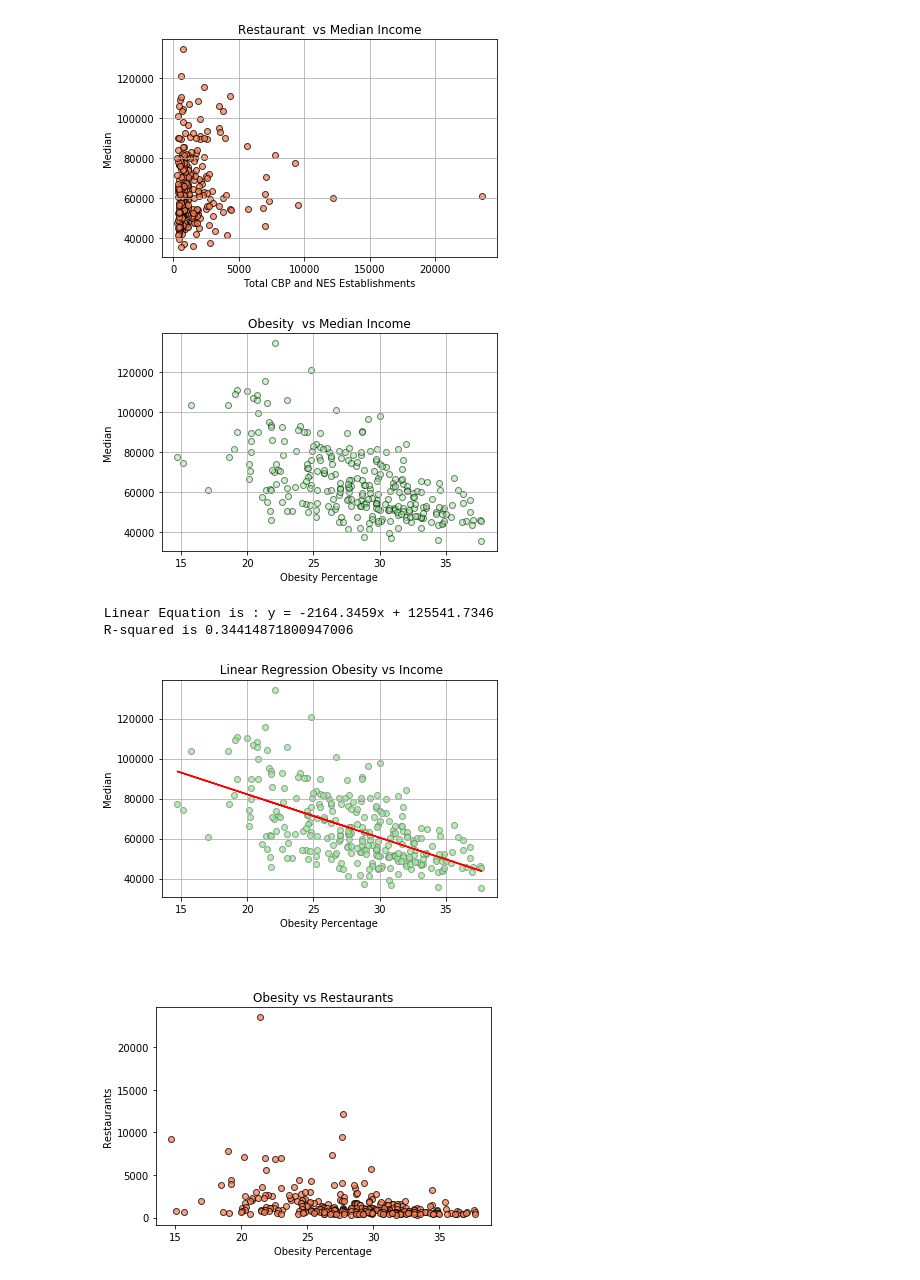
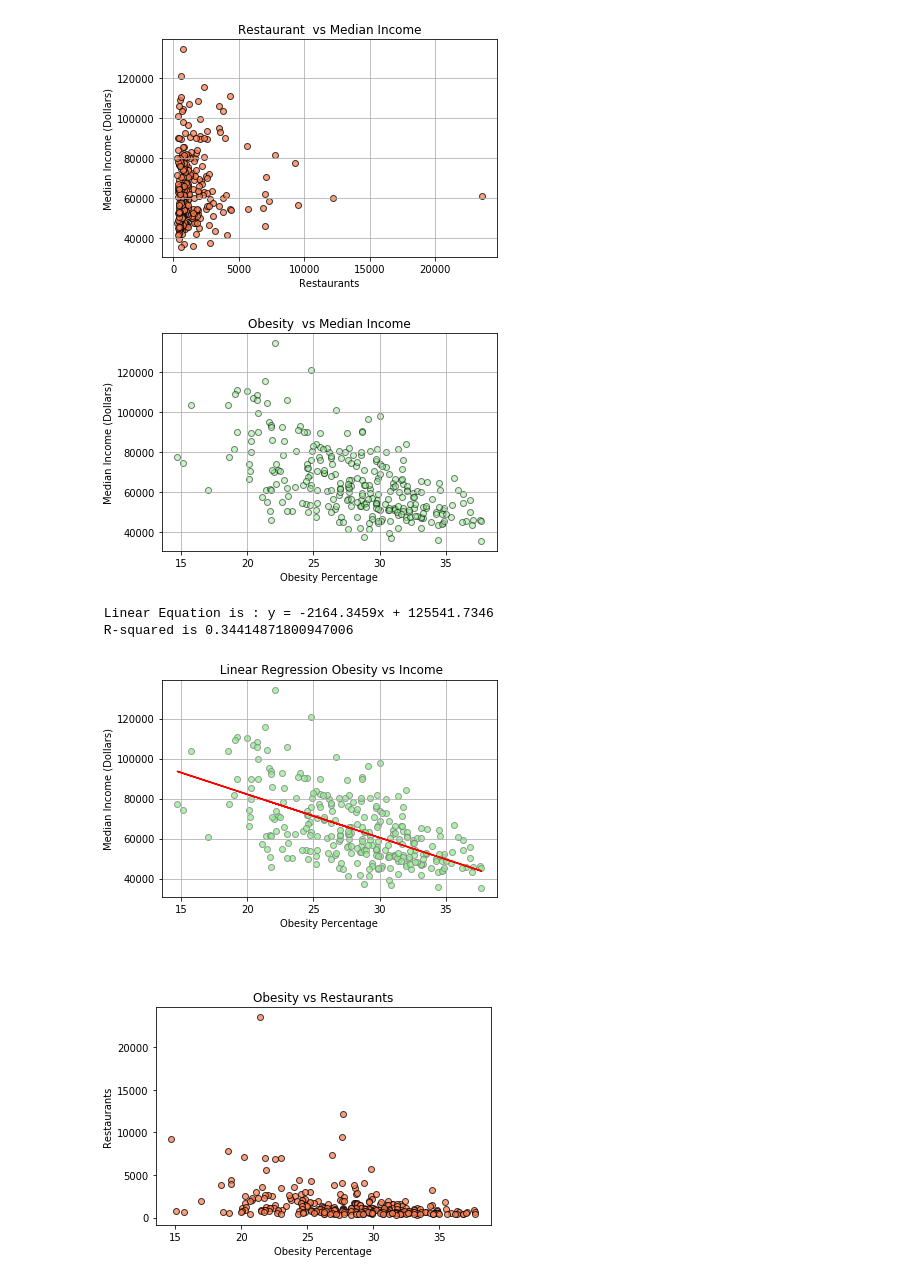
Before and after one commit to liliana-ilut/The-Mockingbirds, a Jupyter notebook: Clean Data/BarsAndGraphs.ipynb, the cells around one changed output. Drawn from its saved outputs; the diff is of its cells as text; code cells hidden in the pictures.

```diff
--- a/Clean Data/BarsAndGraphs.ipynb
+++ b/Clean Data/BarsAndGraphs.ipynb
@@ -24,22 +24,22 @@ combined_df.head()
 # %%
 #1st question
 
 # the x and y values (x=restaurant, y= income)
 rest = combined_df ["Total CBP and NES Establishments"]
 inc = combined_df["Median"]
 
 #create the scatter plt, modify colors, grid and create labels for axis and title
 plt.scatter(rest, inc,color="coral", edgecolors="black", alpha=0.75)
-plt.xlabel("Total CBP and NES Establishments")
-plt.ylabel("Median")
+plt.xlabel("Restaurants")
+plt.ylabel("Median Income (Dollars)")
 plt.title("Restaurant  vs Median Income")
 plt.grid()
 
 #save figure as .png file in Figures folder and show the figure on the script
 plt.savefig("Figures/Restaurant_vs_Income.png")
 plt.show()
 # %% [output]
-[figure, old version]
+[figure, new version]
 # %%
 #2nd question
 # the x and y values (x=population, y= obesity)
@@ -49,7 +49,7 @@ inc = combined_df["Median"]
 #create the scatter plt, modify colors, grid and create labels for axis and title
 plt.scatter(obe, inc,color="lightgreen", edgecolors="black", alpha=0.5)
 plt.xlabel("Obesity Percentage")
-plt.ylabel("Median")
+plt.ylabel("Median Income (Dollars)")
 plt.title("Obesity  vs Median Income")
 plt.grid()
 
@@ -57,7 +57,7 @@ plt.grid()
 plt.savefig("Figures/Obesity_vs_Income.png")
 plt.show()
 # %% [output]
-[figure, old version]
+[figure, new version]
 # %%
 # the x and y values (x=population, y= obesity)
 obe = combined_df ["Obesity Percentage"]
@@ -75,7 +75,7 @@ plt.annotate(line_eq,(10,50), fontsize = 15, color = "red")
 #create the scatter plt, modify colors, grid and create labels for axis and title
 
 plt.xlabel("Obesity Percentage")
-plt.ylabel("Median")
+plt.ylabel("Median Income (Dollars)")
 plt.title(" Linear Regression Obesity vs Income")
 plt.grid()
 
@@ -88,7 +88,7 @@ plt.show()
 # %% [output]
  Linear Equation is : y = -2164.3459x + 125541.7346
  R-squared is 0.34414871800947006
-[figure, old version]
+[figure, new version]
 # %%
 #3 obesity vs restaurants
 
```
Also changed, not shown: parts of 3 cells of this notebook, 6 other files.
